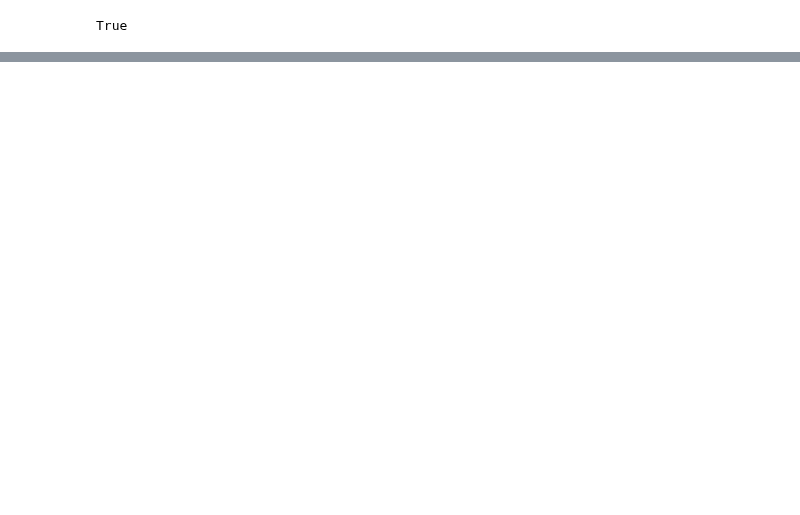
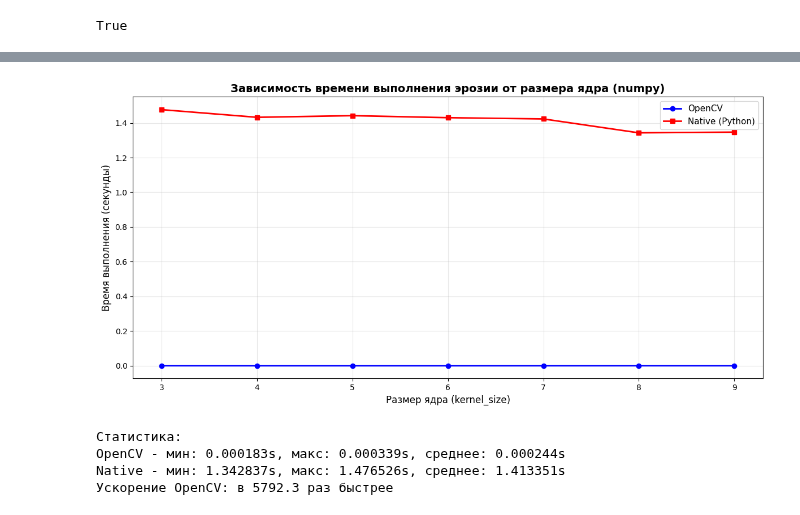
Before and after one commit to Kulakov-Nikita/CV, a Jupyter notebook: lab1/main.ipynb, the cells around one changed output, grey strips where cells are left out. Cells and saved outputs as stored; diff of their text form; code cells hidden in the pictures; blank space fills up the shorter version.

Commit message:
fix: charts

```diff
--- a/lab1/main.ipynb
+++ b/lab1/main.ipynb
@@ -40,0 +56,23 @@ True
+# %%
+# Измерение времени выполнения для разных размеров ядра
+kernel_sizes = list(range(3, 10, 1))  # 3, 13, 23, 33, ..., 93
+times_cv2 = []
+times_native = []
+
+print("Измерение времени выполнения...")
+for k_size in kernel_sizes:
+    # OpenCV
+    t0 = time.time()
+    _ = erosion_cv2(bin_img, k_size)
+    t1 = time.time()
+    times_cv2.append(t1 - t0)
+
+    # Native
+    t2 = time.time()
+    _ = erosion_native(bin_img, k_size)
+    t3 = time.time()
+    times_native.append(t3 - t2)
+
+    print(f"Kernel size {k_size:3d}: OpenCV={times_cv2[-1]:.6f}s, Native={times_native[-1]:.6f}s")
+
+print("\nИзмерения завершены!")
@@ -40,0 +110,26 @@ True
+# %%
+import matplotlib.pyplot as plt
+
+# Построение графика
+plt.figure(figsize=(12, 6))
+plt.plot(kernel_sizes, times_cv2, 'b-o', label='OpenCV', linewidth=2, markersize=6)
+plt.plot(kernel_sizes, times_native, 'r-s', label='Native (Python)', linewidth=2, markersize=6)
+plt.xlabel('Размер ядра (kernel_size)', fontsize=12)
+plt.ylabel('Время выполнения (секунды)', fontsize=12)
+plt.title('Зависимость времени выполнения эрозии от размера ядра (numpy)', fontsize=14, fontweight='bold')
+plt.legend(fontsize=11)
+plt.grid(True, alpha=0.3)
+plt.tight_layout()
+plt.show()
+
+# Вывод статистики
+print(f"\nСтатистика:")
+print(f"OpenCV - мин: {min(times_cv2):.6f}s, макс: {max(times_cv2):.6f}s, среднее: {np.mean(times_cv2):.6f}s")
+print(f"Native - мин: {min(times_native):.6f}s, макс: {max(times_native):.6f}s, среднее: {np.mean(times_native):.6f}s")
+print(f"Ускорение OpenCV: в {np.mean(times_native)/np.mean(times_cv2):.1f} раз быстрее")
+# %% [output]
+[figure, added]
+Статистика:
+OpenCV - мин: 0.000183s, макс: 0.000339s, среднее: 0.000244s
+Native - мин: 1.342837s, макс: 1.476526s, среднее: 1.413351s
+Ускорение OpenCV: в 5792.3 раз быстрее
```
Also changed, not shown: parts of 7 cells of this notebook, 4 other files.
